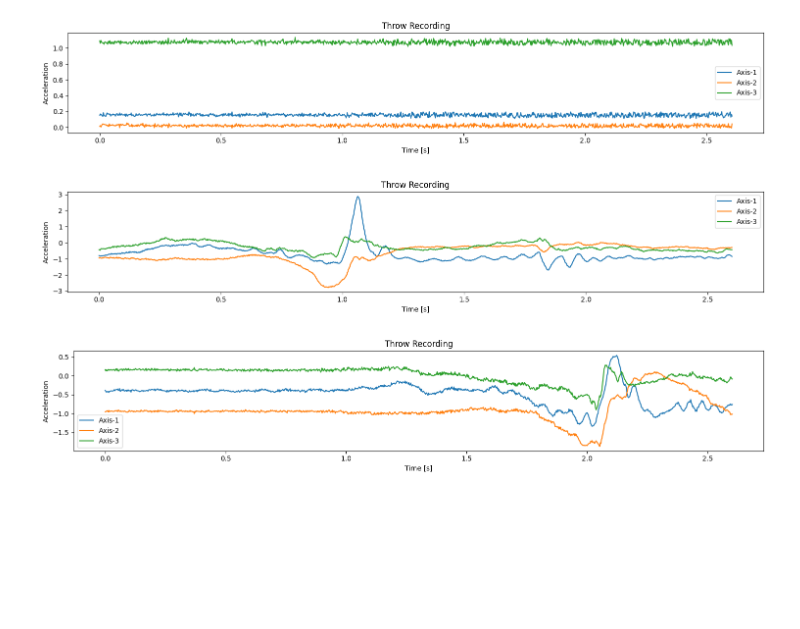
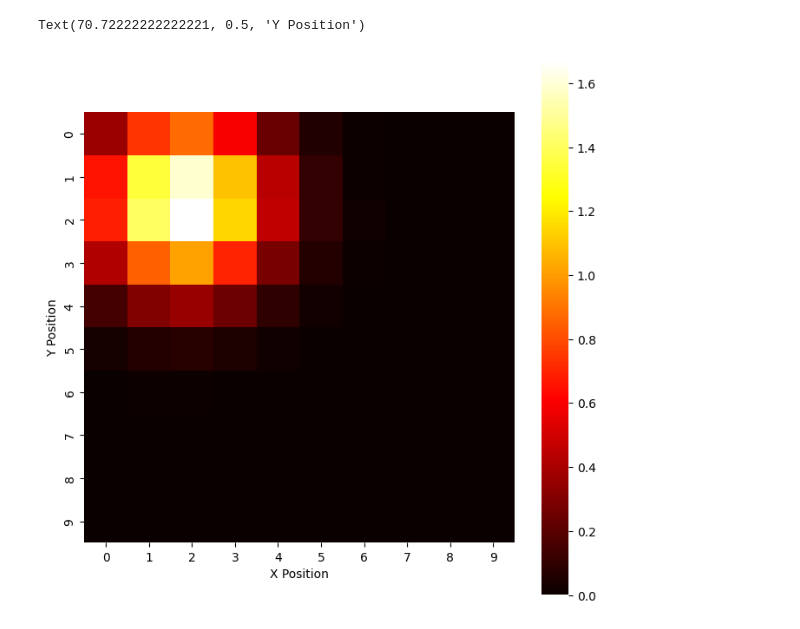
Before and after one commit to es-ude/BallChallenge, a Jupyter notebook: ml_resources/data_exploration.ipynb, the cells around one changed output. Cells and saved outputs as stored; diff of their text form; code cells hidden in the pictures; blank space fills up the shorter version.

```diff
--- a/ml_resources/data_exploration.ipynb
+++ b/ml_resources/data_exploration.ipynb
@@ -43,9 +30,8 @@ recording
-# %%
-record_files_to_show = ["throw_1.csv", "throw_2.csv", "throw_3.csv"]
-
-for record_file in record_files_to_show:
-    plot_recording(DATA_DIR / record_file)
-# %% [output]
-[figure, removed]
-[figure, removed]
-[figure, removed]
+# %%
+fig, ax = plt.subplots(nrows=1, ncols=1, figsize=(8, 8))
+sns.heatmap(labels[sample_idx], square=True, cmap="hot", ax=ax)
+ax.set_xlabel("X Position")
+ax.set_ylabel("Y Position")
+# %% [output]
+Text(70.72222222222221, 0.5, 'Y Position')
+[figure, added]
```
Also changed, not shown: parts of 4 cells of this notebook, 4 other files.
